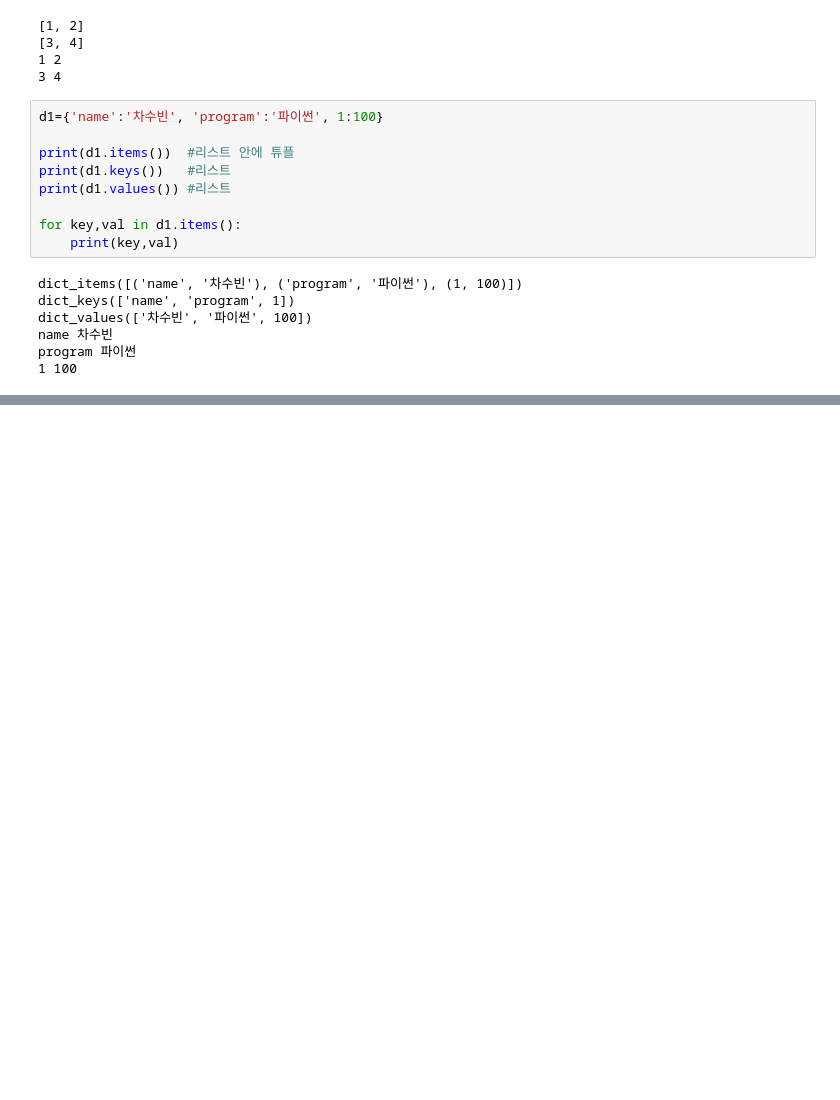
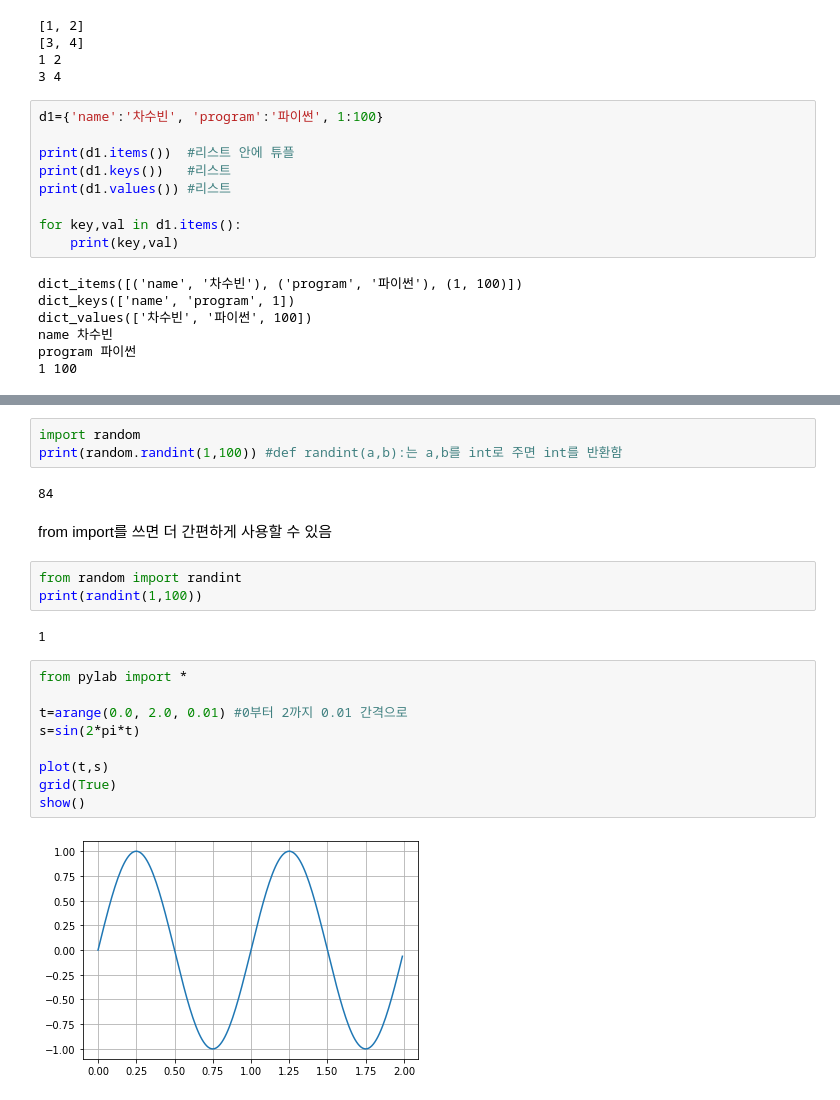
Before and after one commit to engineercha/Python-study, a Jupyter notebook: 프로그래밍_실습.ipynb, the cells around one changed output, grey strips where cells are left out. Cells and saved outputs as stored; diff of their text form; blank space fills up the shorter version.

```diff
--- a/프로그래밍_실습.ipynb
+++ b/프로그래밍_실습.ipynb
@@ -321,0 +443,23 @@ program 파이썬
+# %%
+import random
+print(random.randint(1,100)) #def randint(a,b):는 a,b를 int로 주면 int를 반환함
+# %% [output]
+84
+# %% [markdown]
+from import를 쓰면 더 간편하게 사용할 수 있음
+# %%
+from random import randint
+print(randint(1,100))
+# %% [output]
+1
+# %%
+from pylab import *
+
+t=arange(0.0, 2.0, 0.01) #0부터 2까지 0.01 간격으로
+s=sin(2*pi*t)
+
+plot(t,s)
+grid(True)
+show()
+# %% [output]
+[figure, added]
```
Also changed, not shown: parts of 22 cells of this notebook.
